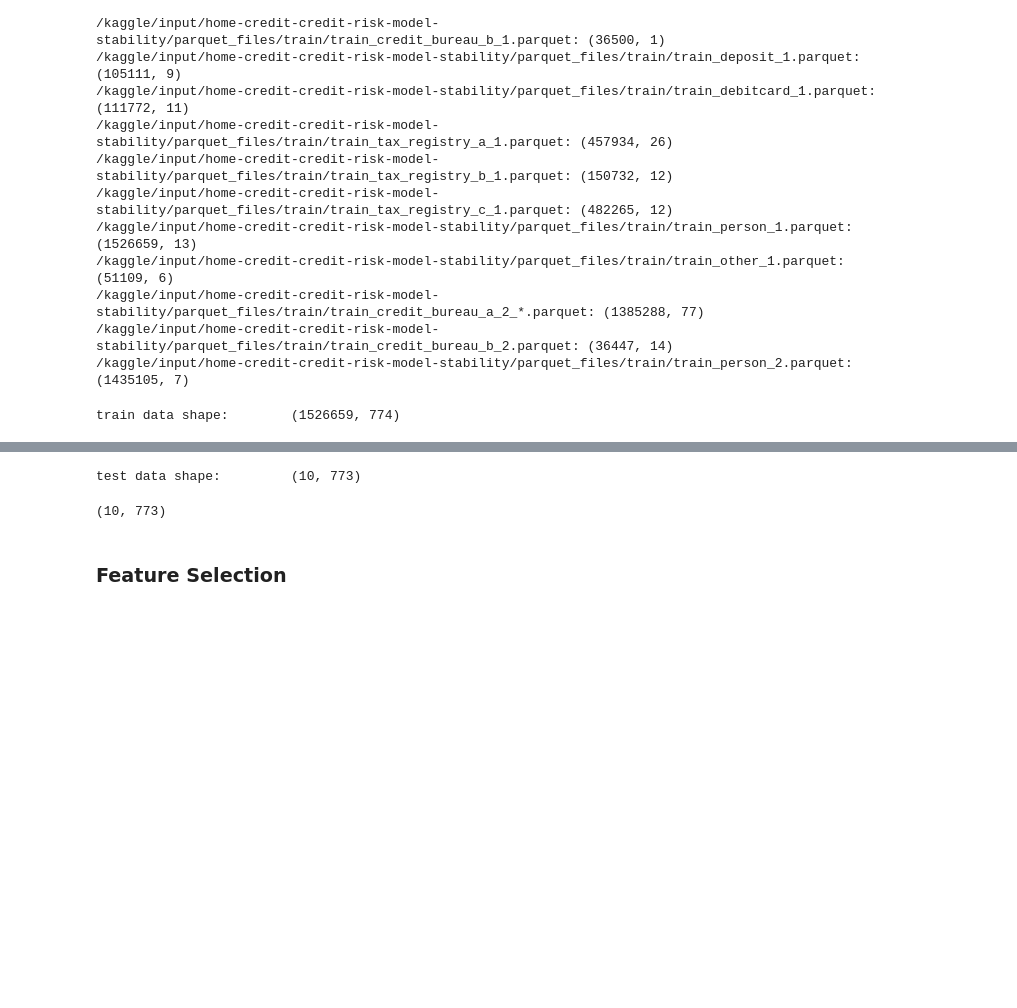
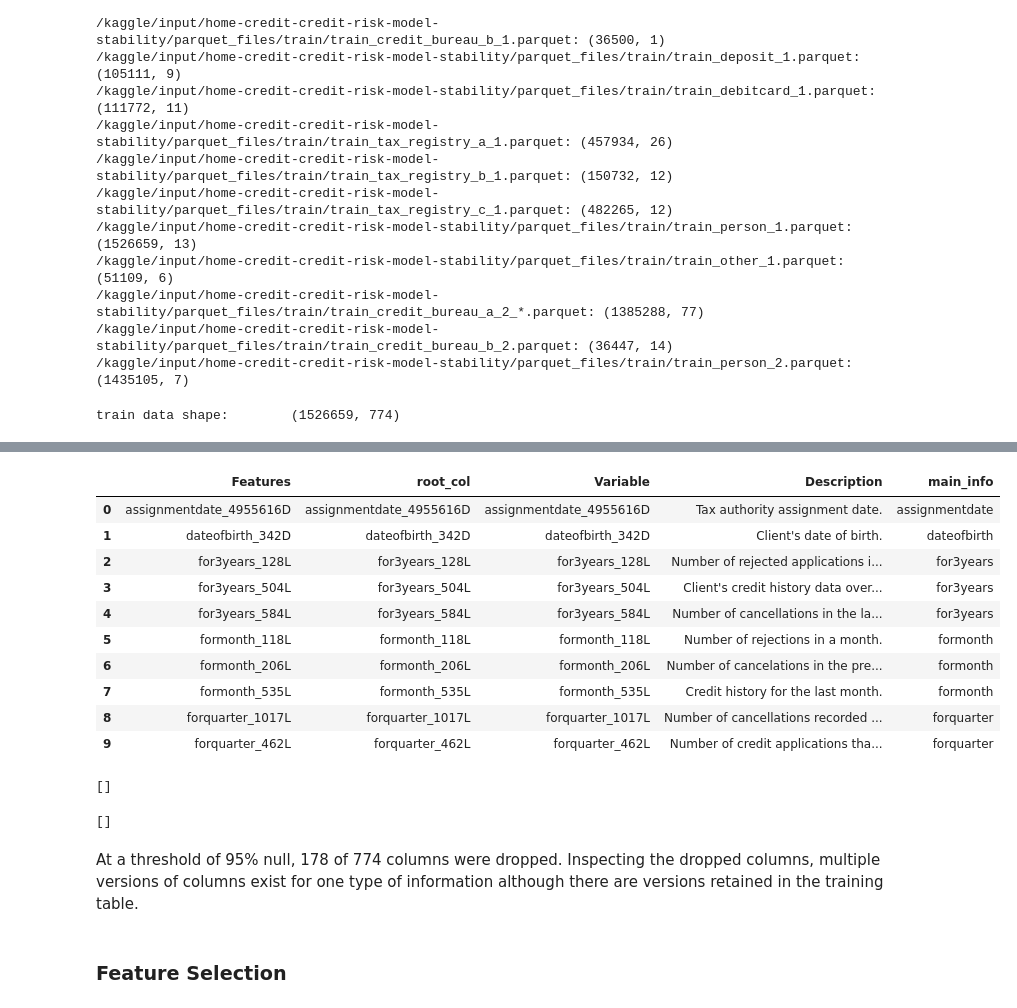
Before and after one commit to MSDSPT2025B-Term-2-LT4/HOME_CREDIT_KAGGLE, a Jupyter notebook: kaggle/00_feature_eng_selection.ipynb, the cells around one changed output, grey strips where cells are left out. Drawn from its saved outputs; the diff is of its cells as text; code cells hidden in the pictures; blank space fills up the shorter version.

Commit message:
Kaggle Notebook | 00_feature_eng_selection | Version 3

```diff
--- a/kaggle/00_feature_eng_selection.ipynb
+++ b/kaggle/00_feature_eng_selection.ipynb
@@ -348,11 +415,6 @@ def pd_to_polars(df):
                 df[col] = df[col].astype(float)
 
     return pl.from_pandas(df)
-# %%
-ROOT            = Path("/kaggle/input/home-credit-credit-risk-model-stability")
-
-TRAIN_DIR       = ROOT / "parquet_files" / "train"
-TEST_DIR        = ROOT / "parquet_files" / "test"
 # %%
 data_store = {
      "df_base": read_file(TRAIN_DIR / "train_base.parquet"),
@@ -402,6 +464,6 @@ print("train data shape:\t", df_train.shape)
 # %% [output]
 train data shape:        (1526659, 774)
 # %%
-df_train = df_train.pipe(Pipeline.filter_cols)
+df_train, drop_col = df_train.pipe(Pipeline.filter_cols)
 print("train data shape:\t", df_train.shape)
 # %% [output]
@@ -444,9 +491,0 @@ data_store = {
-# %%
-df_test = feature_eng(**data_store)
-print("test data shape:\t", df_test.shape)
-# %% [output]
-test data shape:         (10, 773)
-# %%
-df_test.shape
-# %% [output]
-(10, 773)
@@ -588,11 +492,41 @@ class Feature_Selector:
 # %%
 def root_col(x):
+    """
+    Get root information by removing prefixes
+    """
     split = x.split('_')
     if split[0] in ['min', 'max', 'mean', 'var', 'mode', 'first', 'last', 'std', 'count']:
         return '_'.join(split[1:])
     return x
-
-def dupe_col(df, x):
-    return len(df[df == x])
+# %%
+features = pd.read_csv(ROOT/'feature_definitions.csv')
+drop_col = pd.DataFrame(drop_col, columns = ['Features'] )
+drop_col['root_col'] = drop_col['Features'].apply(lambda x: root_col(x))
+drop_col = drop_col.merge(features, left_on = 'root_col', right_on = 'Variable', how = 'left')
+drop_col['main_info'] = drop_col['root_col'].apply(lambda x: "_".join(x.split("_")[:-1]))
+# %%
+drop_col.head(10)
+# %% [output]
+|  | Features | root_col | Variable | Description | main_info |
+| 0 | assignmentdate_4955616D | assignmentdate_4955616D | assignmentdate_4955616D | Tax authority assignment date. | assignmentdate |
+| 1 | dateofbirth_342D | dateofbirth_342D | dateofbirth_342D | Client's date of birth. | dateofbirth |
+| 2 | for3years_128L | for3years_128L | for3years_128L | Number of rejected applications i... | for3years |
+| 3 | for3years_504L | for3years_504L | for3years_504L | Client's credit history data over... | for3years |
+| 4 | for3years_584L | for3years_584L | for3years_584L | Number of cancellations in the la... | for3years |
+| 5 | formonth_118L | formonth_118L | formonth_118L | Number of rejections in a month. | formonth |
+| 6 | formonth_206L | formonth_206L | formonth_206L | Number of cancelations in the pre... | formonth |
+| 7 | formonth_535L | formonth_535L | formonth_535L | Credit history for the last month. | formonth |
+| 8 | forquarter_1017L | forquarter_1017L | forquarter_1017L | Number of cancellations recorded ... | forquarter |
+| 9 | forquarter_462L | forquarter_462L | forquarter_462L | Number of credit applications tha... | forquarter |
+# %%
+[col for col in df_train.columns if 'last30dayturnover' in col]
+# %% [output]
+[]
+# %%
+[col for col in df_train.columns if 'depth2_pmts_month' in col]
+# %% [output]
+[]
+# %% [markdown]
+At a threshold of 95% null, 178 of 774 columns were dropped. Inspecting the dropped columns, multiple versions of columns exist for one type of information although there are versions retained in the training table.
 # %% [markdown]
 ### Feature Selection
```
Also changed, not shown: parts of 21 cells of this notebook.
